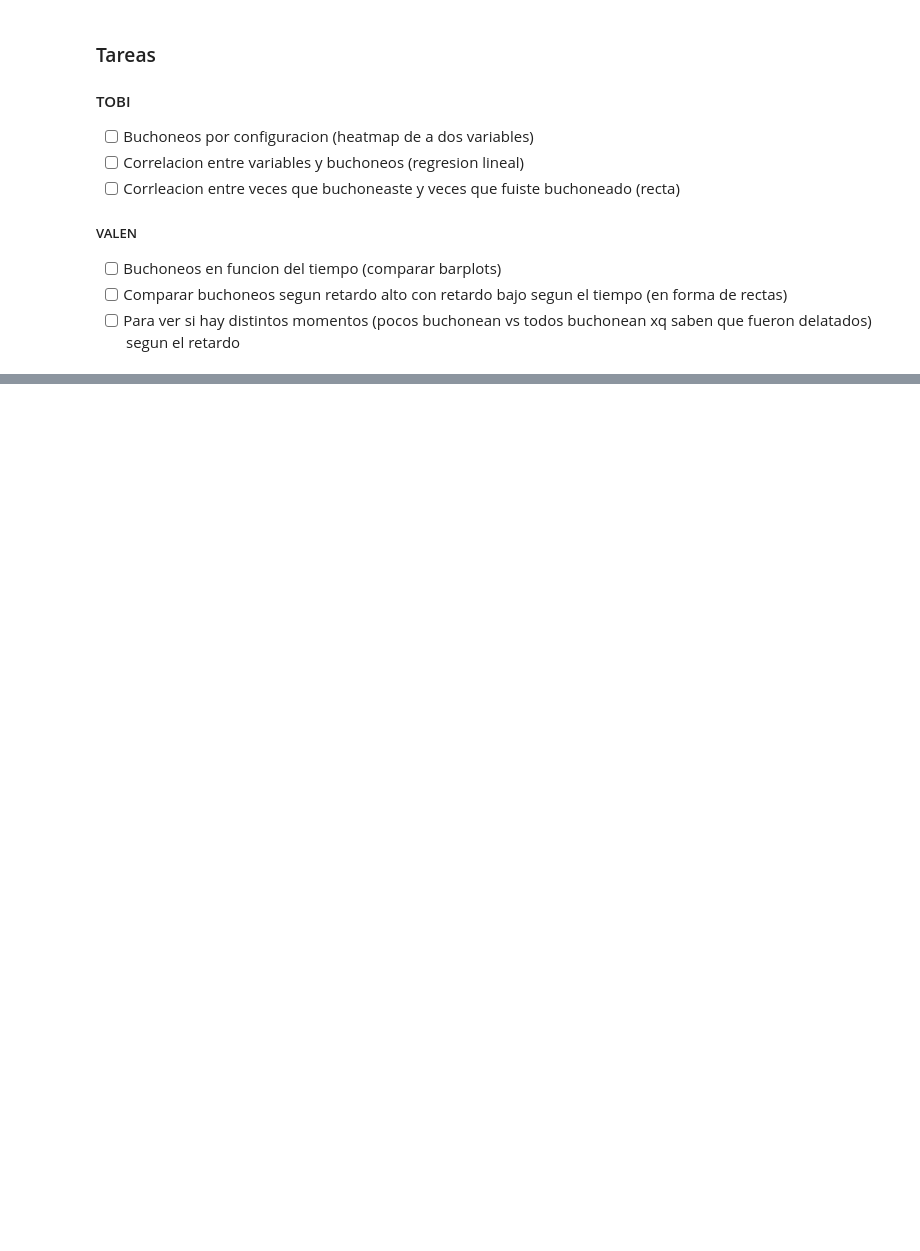
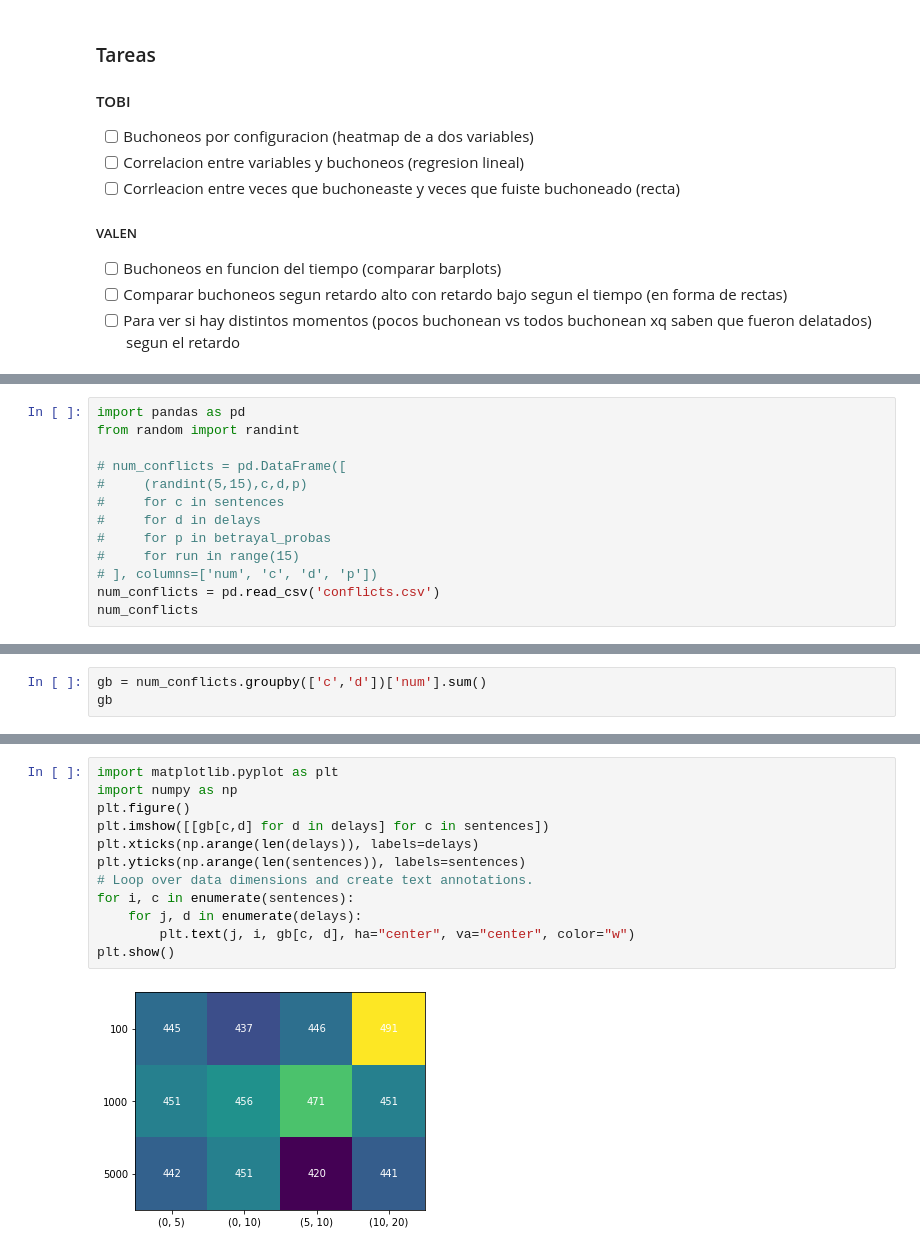
Before and after one commit to TobiasCarreira/sed-tp2, a Jupyter notebook: Simulación de Eventos Discretos - TP2.ipynb, the cells around one changed output, grey strips where cells are left out. Drawn from its saved outputs; the diff is of its cells as text; blank space fills up the shorter version.

Commit message:
Avances analisis de conflictos

```diff
--- a/Simulación de Eventos Discretos - TP2.ipynb
+++ b/Simulación de Eventos Discretos - TP2.ipynb
@@ -183,0 +194,13 @@ plot_histogram(life_times, 'Tiempo de condena total')
+# %%
+import pandas as pd
+from random import randint
+
+# num_conflicts = pd.DataFrame([
+#     (randint(5,15),c,d,p)
+#     for c in sentences
+#     for d in delays
+#     for p in betrayal_probas
+#     for run in range(15)
+# ], columns=['num', 'c', 'd', 'p'])
+num_conflicts = pd.read_csv('conflicts.csv')
+num_conflicts
@@ -183,0 +221,3 @@ plot_histogram(life_times, 'Tiempo de condena total')
+# %%
+gb = num_conflicts.groupby(['c','d'])['num'].sum()
+gb
@@ -183,0 +239,14 @@ plot_histogram(life_times, 'Tiempo de condena total')
+# %%
+import matplotlib.pyplot as plt
+import numpy as np
+plt.figure()
+plt.imshow([[gb[c,d] for d in delays] for c in sentences])
+plt.xticks(np.arange(len(delays)), labels=delays)
+plt.yticks(np.arange(len(sentences)), labels=sentences)
+# Loop over data dimensions and create text annotations.
+for i, c in enumerate(sentences):
+    for j, d in enumerate(delays):
+        plt.text(j, i, gb[c, d], ha="center", va="center", color="w")
+plt.show()
+# %% [output]
+[figure, added]
```
Also changed, not shown: parts of 8 cells of this notebook, 6 other files.
